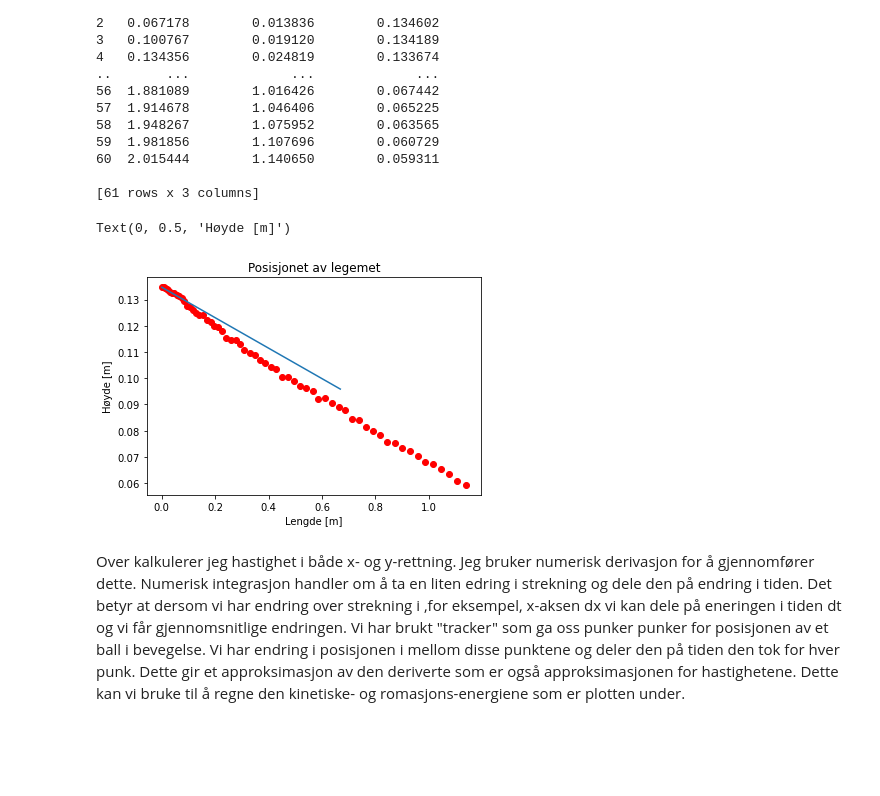
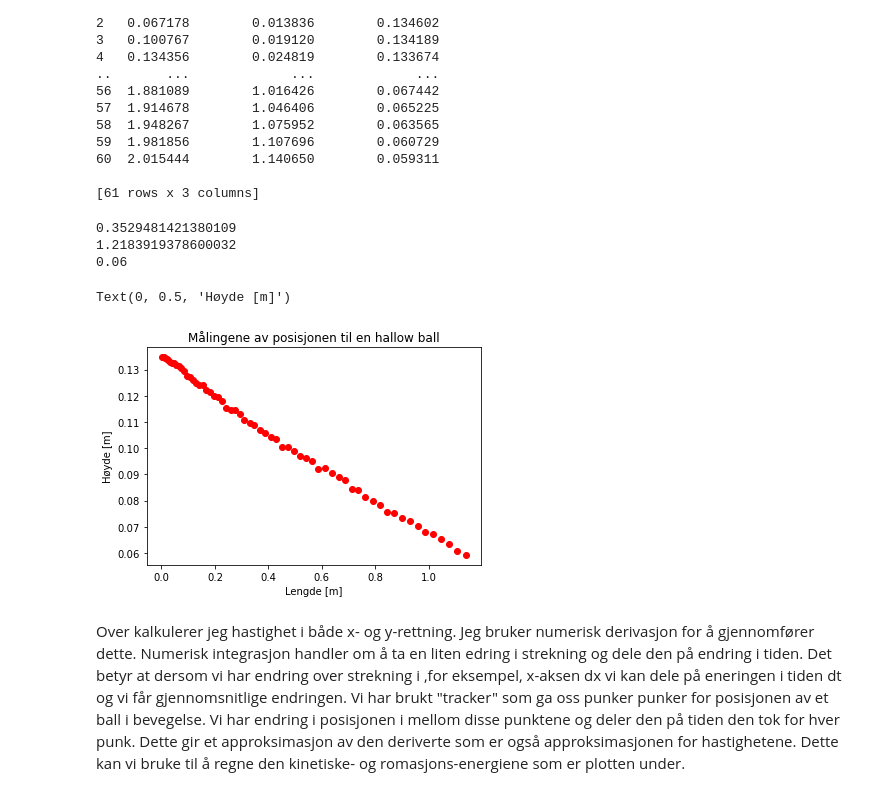
Before and after one commit to Senja20/fys129Del2, a Jupyter notebook: Del 2 fys129.ipynb, the cells around one changed output. Saved outputs shown, nothing was run; the diff lists cells and outputs as text; code cells hidden in the pictures; blank space fills up the shorter version.

```diff
--- a/Del 2 fys129.ipynb
+++ b/Del 2 fys129.ipynb
@@ -84,7 +84,11 @@ appPositionY = []
 y = []
 
 a = 3/5 * g * math.sin(tetha)
-
+print(a)
+mu = 2*a*(3*g*math.cos(tetha))
+E = mu * mass * g *math.cos(tetha)
+print(E)
+print(tetha)
 for i in range(len(time) - 1):
     v = a * time[i]
 
@@ -93,16 +97,19 @@ for i in range(len(time) - 1):
     appVelocityY.append(-v * math.sin(tetha))                             # hastighet i y-rettning
     appPositionY.append(height - (a*time[i]*time[i])*0.5*math.sin(tetha)) # strekning i y-rettning (Something is fishy)
     appPositionX.append(0.5*a*math.cos(tetha)*time[i]*time[i])            # strekning i x-rettning (Something is fishy)
+# %% [output]
+0.3529481421380109
+1.2183919378600032
+0.06
 # %%
 # plotter posisjonene
 plt.plot(xPosition, yPosition, 'ro')
-plt.plot(appPositionX, appPositionY)
-plt.title("Posisjonet av legemet")
+plt.title("Målingene av posisjonen til en hallow ball")
 plt.xlabel("Lengde [m]")
 plt.ylabel("Høyde [m]")
 # %% [output]
 Text(0, 0.5, 'Høyde [m]')
-[figure, old version]
+[figure, new version]
 # %%
 # initalize lists
 velocity = []
```
Also changed, not shown: parts of 10 cells of this notebook.
